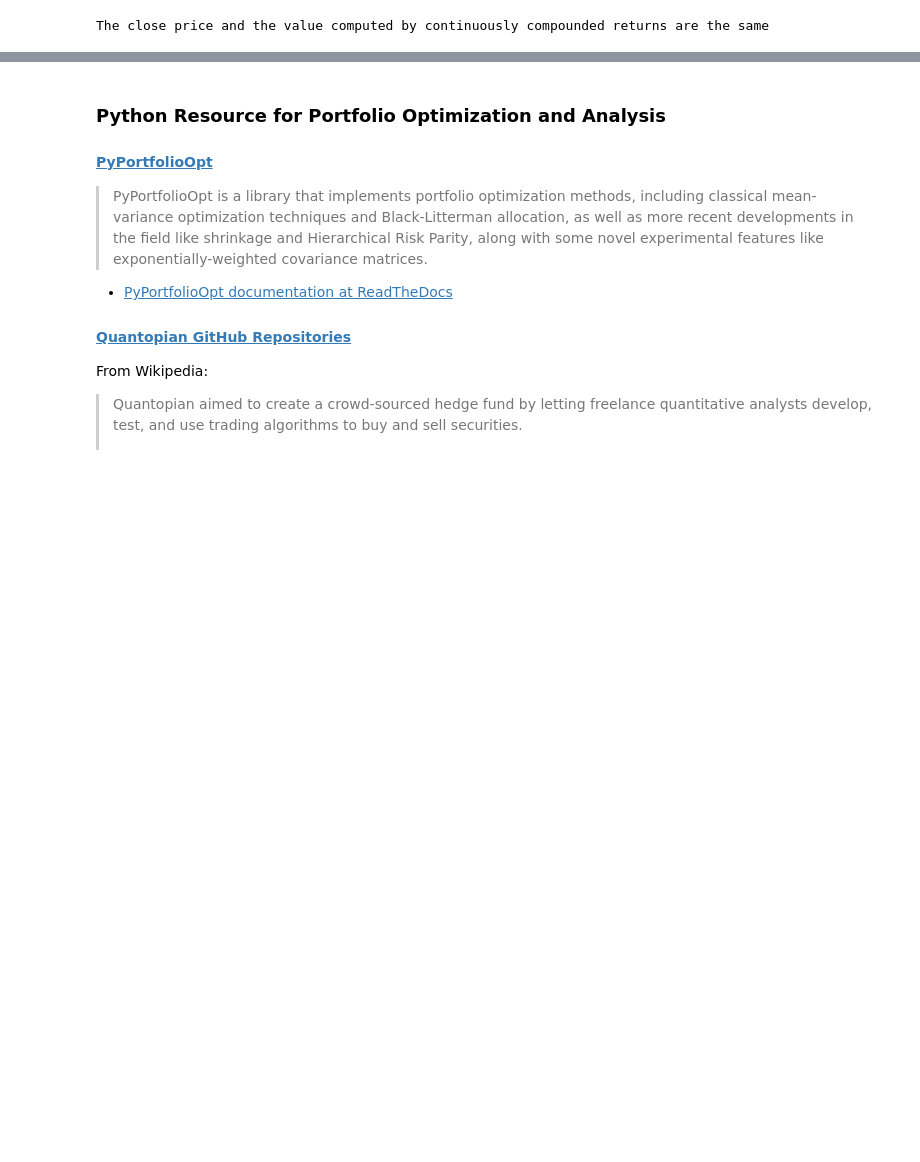
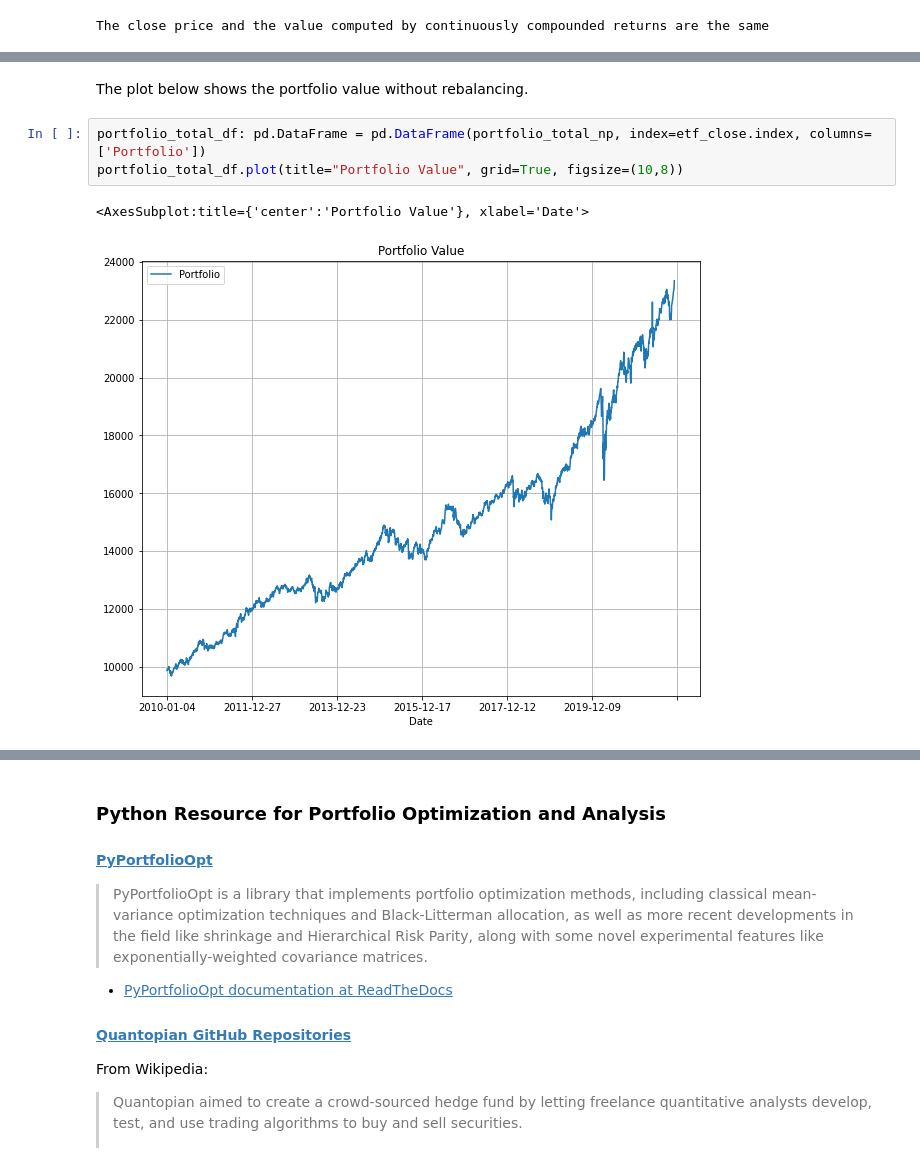
Before and after one commit to IanLKaplan/all_weather_portfolio, a Jupyter notebook: all_weather_portfolio.ipynb, the cells around one changed output, grey strips where cells are left out. Saved outputs shown, nothing was run; the diff lists cells and outputs as text; blank space fills up the shorter version.

Commit message:
More portfolio code and plots.

```diff
--- a/all_weather_portfolio.ipynb
+++ b/all_weather_portfolio.ipynb
@@ -1039,0 +1021,10 @@ plt.show()
+# %% [markdown]
+<p>
+The plot below shows the portfolio value without rebalancing.
+</p>
+# %%
+portfolio_total_df: pd.DataFrame = pd.DataFrame(portfolio_total_np, index=etf_close.index, columns=['Portfolio'])
+portfolio_total_df.plot(title="Portfolio Value", grid=True, figsize=(10,8))
+# %% [output]
+<AxesSubplot:title={'center':'Portfolio Value'}, xlabel='Date'>
+[figure, added]
```
Also changed, not shown: parts of 4 cells of this notebook.
